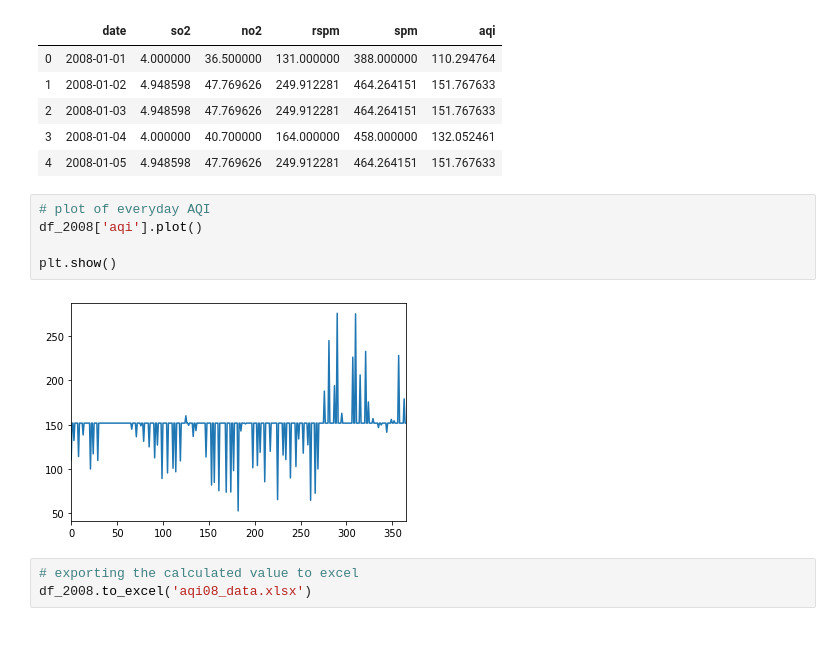
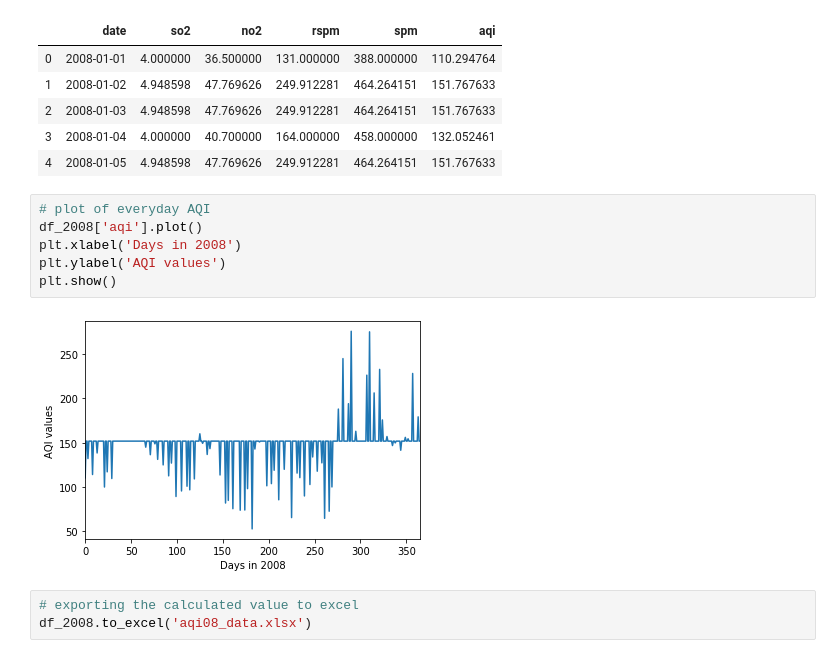
Before and after one commit to pragyy/Computation-of-Air-Quality-Index, a Jupyter notebook: AQI_2008.ipynb, the cells around one changed output. Drawn from its saved outputs; the diff is of its cells as text.

```diff
--- a/AQI_2008.ipynb
+++ b/AQI_2008.ipynb
@@ -127,10 +127,11 @@ df_2008.head()
 # %%
 # plot of everyday AQI
 df_2008['aqi'].plot()
-
+plt.xlabel('Days in 2008')
+plt.ylabel('AQI values')
 plt.show()
 # %% [output]
-[figure, old version]
+[figure, new version]
 # %%
 # exporting the calculated value to excel
 df_2008.to_excel('aqi08_data.xlsx')
```
Also changed, not shown: 2 other files.
